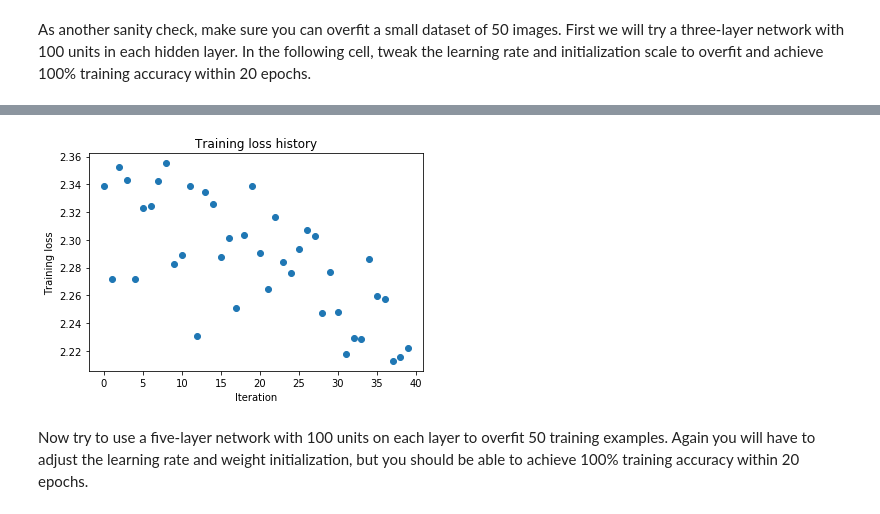
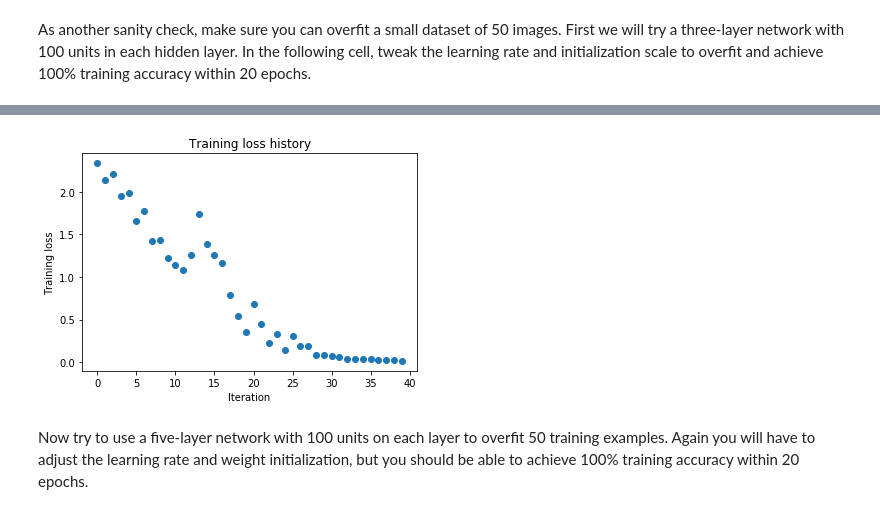
Before and after one commit to kugmax/cs231n, a Jupyter notebook: a2/FullyConnectedNets.ipynb, the cells around one changed output, grey strips where cells are left out. Drawn from its saved outputs; the diff is of its cells as text; code cells hidden in the pictures.

```diff
--- a/a2/FullyConnectedNets.ipynb
+++ b/a2/FullyConnectedNets.ipynb
@@ -452,7 +452,7 @@ small_data = {
 }
 
 weight_scale = 1e-2
-learning_rate = 1e-4
+learning_rate = 1e-2
 model = FullyConnectedNet([100, 100],
               weight_scale=weight_scale, dtype=np.float64)
 solver = Solver(model, small_data,
@@ -490,4 +490,4 @@ plt.show()
-[figure, old version]
+[figure, new version]
 # %% [markdown]
 Now try to use a five-layer network with 100 units on each layer to overfit 50 training examples. Again you will have to adjust the learning rate and weight initialization, but you should be able to achieve 100% training accuracy within 20 epochs.
 # %%
```
Also changed, not shown: parts of 2 cells of this notebook.
